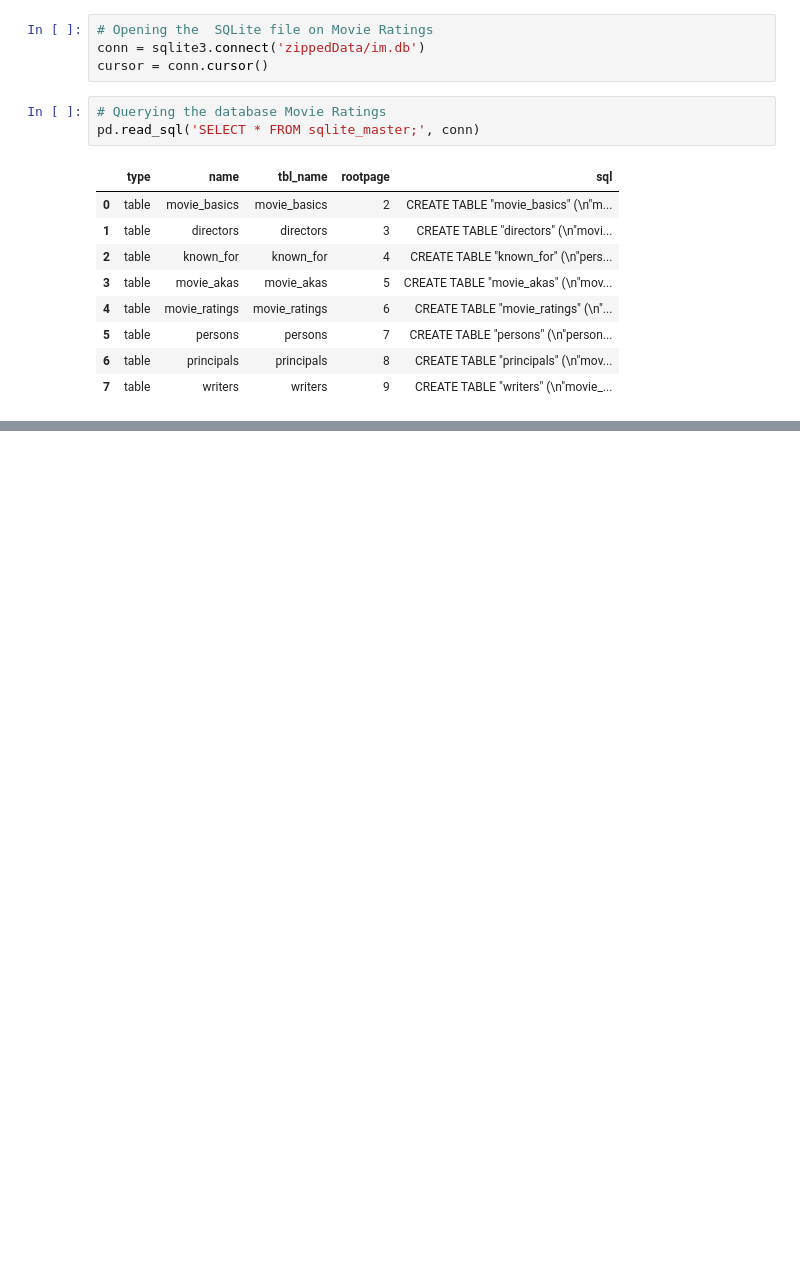
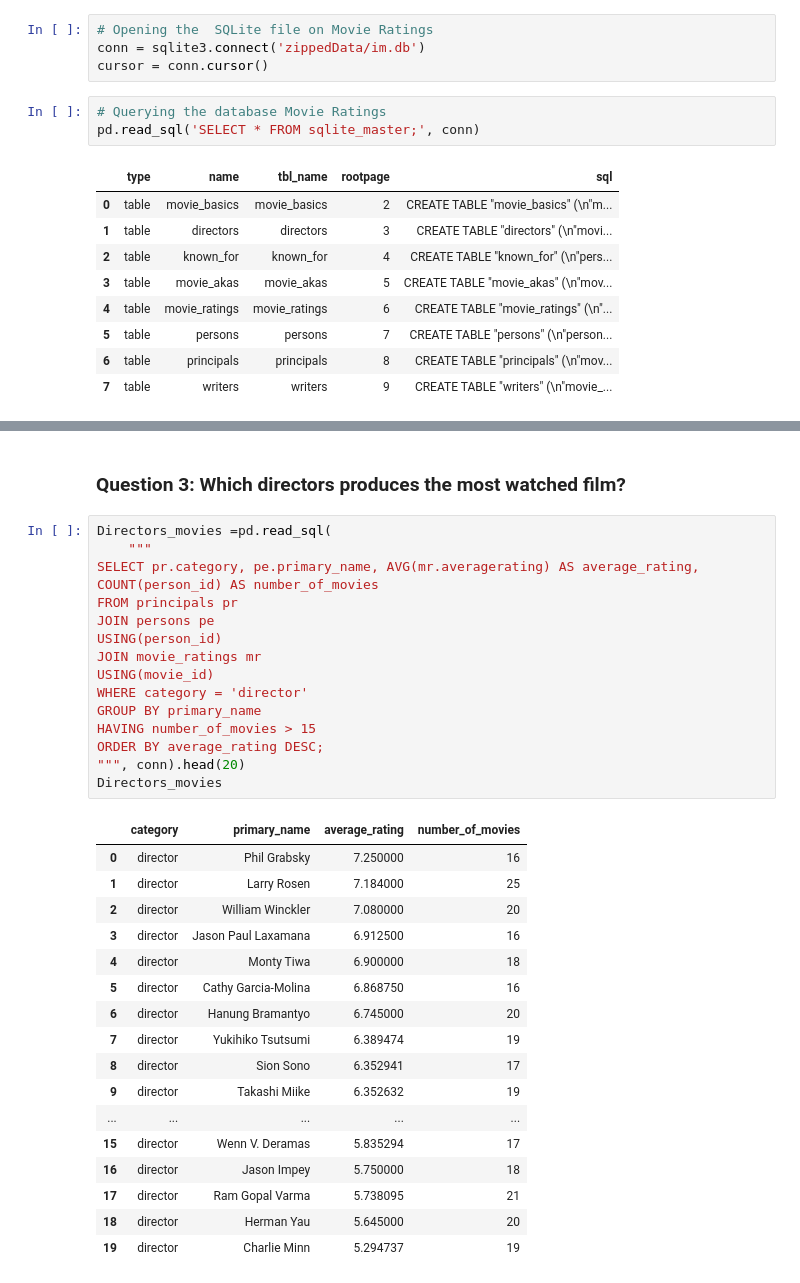
Before and after one commit to rachael-coder/Group_2-Phase_2-Project, a Jupyter notebook: Group2_Phase2-1.ipynb, the cells around one changed output, grey strips where cells are left out. Saved outputs shown, nothing was run; the diff lists cells and outputs as text; blank space fills up the shorter version.

```diff
--- a/Group2_Phase2-1.ipynb
+++ b/Group2_Phase2-1.ipynb
@@ -77,0 +356,35 @@ pd.read_sql('SELECT * FROM sqlite_master;', conn)
+# %% [markdown]
+### Question 3: Which directors produces the most watched film?
+# %%
+Directors_movies =pd.read_sql(
+    """
+SELECT pr.category, pe.primary_name, AVG(mr.averagerating) AS average_rating, COUNT(person_id) AS number_of_movies
+FROM principals pr
+JOIN persons pe
+USING(person_id)
+JOIN movie_ratings mr
+USING(movie_id)
+WHERE category = 'director'
+GROUP BY primary_name
+HAVING number_of_movies > 15
+ORDER BY average_rating DESC;
+""", conn).head(20)
+Directors_movies
+# %% [output]
+|  | category | primary_name | average_rating | number_of_movies |
+| 0 | director | Phil Grabsky | 7.250000 | 16 |
+| 1 | director | Larry Rosen | 7.184000 | 25 |
+| 2 | director | William Winckler | 7.080000 | 20 |
+| 3 | director | Jason Paul Laxamana | 6.912500 | 16 |
+| 4 | director | Monty Tiwa | 6.900000 | 18 |
+| 5 | director | Cathy Garcia-Molina | 6.868750 | 16 |
+| 6 | director | Hanung Bramantyo | 6.745000 | 20 |
+| 7 | director | Yukihiko Tsutsumi | 6.389474 | 19 |
+| 8 | director | Sion Sono | 6.352941 | 17 |
+| 9 | director | Takashi Miike | 6.352632 | 19 |
+| ... | ... | ... | ... | ... |
+| 15 | director | Wenn V. Deramas | 5.835294 | 17 |
+| 16 | director | Jason Impey | 5.750000 | 18 |
+| 17 | director | Ram Gopal Varma | 5.738095 | 21 |
+| 18 | director | Herman Yau | 5.645000 | 20 |
+| 19 | director | Charlie Minn | 5.294737 | 19 |
```
Also changed, not shown: parts of 33 cells of this notebook.
